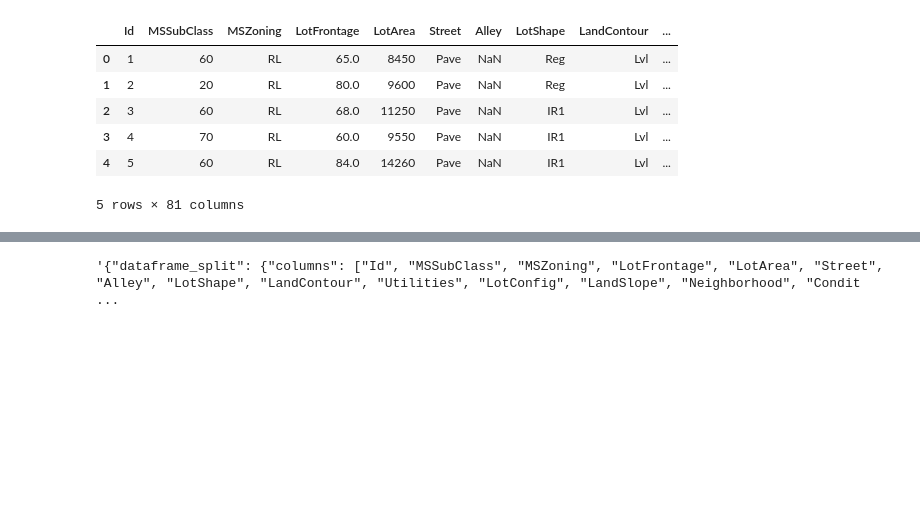
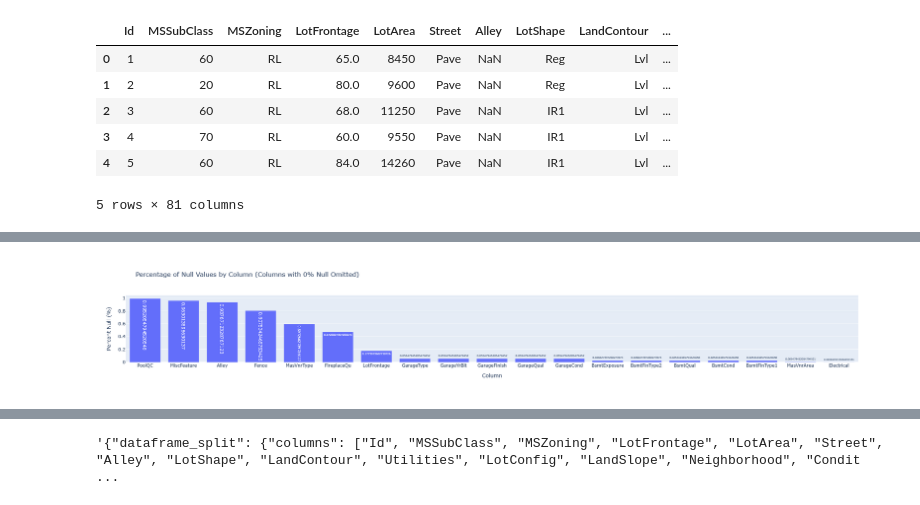
Before and after one commit to DataDelver/modern-ml-microservices, a Jupyter notebook: housing-price-model/notebooks/train_model.ipynb, the cells around one changed output, grey strips where cells are left out. Cells and saved outputs as stored; diff of their text form; code cells hidden in the pictures; blank space fills up the shorter version.

```diff
--- a/housing-price-model/notebooks/train_model.ipynb
+++ b/housing-price-model/notebooks/train_model.ipynb
@@ -56,0 +86,21 @@ fig.show()
+# %%
+# Calculate percentage of null values for each column
+null_percentages = train.isnull().mean()
+null_percentages = null_percentages.reset_index()
+null_percentages.columns = ['column', 'percent_null']
+null_percentages = null_percentages[null_percentages.percent_null > 0]
+null_percentages.sort_values(by='percent_null', inplace=True, ascending=False)
+
+# Create a bar chart using Plotly
+fig = px.bar(
+    null_percentages,
+    x='column',
+    y='percent_null',
+    title='Percentage of Null Values by Column (Columns with 0% Null Omitted)',
+    labels={'percent_null': 'Percent Null (%)', 'column': 'Column'},
+    text='percent_null'
+)
+
+fig.show()
+# %% [output]
+[figure, added]
```
Also changed, not shown: parts of 18 cells of this notebook.
